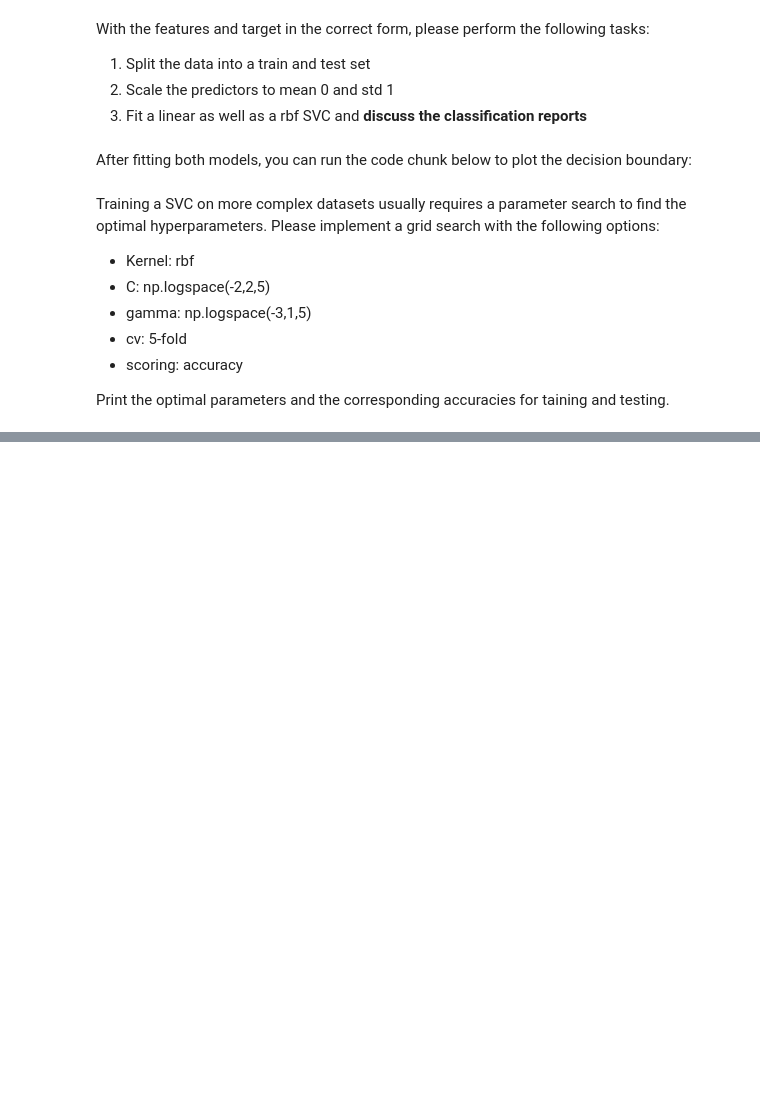
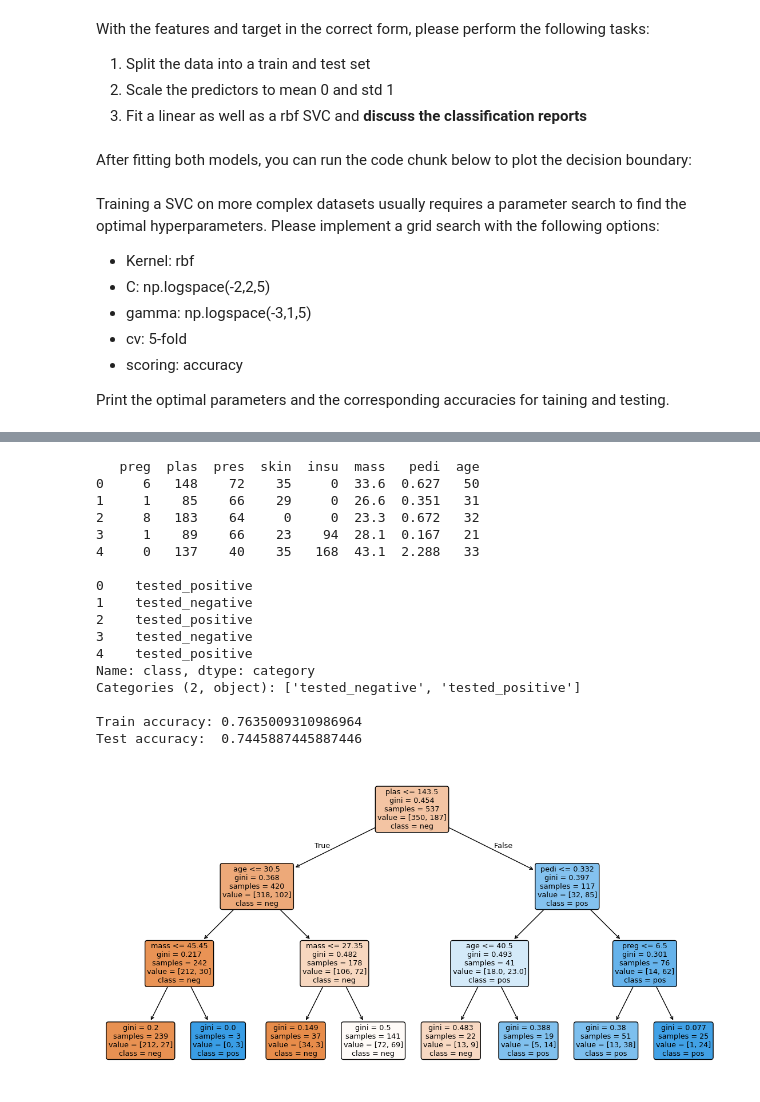
Before and after one commit to mibur1/psy112, a Jupyter notebook: book/2_models/Exercises.ipynb, the cells around one changed output, grey strips where cells are left out. Drawn from its saved outputs; the diff is of its cells as text; code cells hidden in the pictures; blank space fills up the shorter version.

Commit message:
major updates to decision trees section and exercise

```diff
--- a/book/2_models/Exercises.ipynb
+++ b/book/2_models/Exercises.ipynb
@@ -453,0 +469,47 @@ print("Test accuracy:", grid.score(X_test_sc, y_test))
+# %%
+from sklearn.datasets import fetch_openml
+from sklearn.model_selection import train_test_split
+from sklearn.tree import DecisionTreeClassifier, plot_tree
+from sklearn.metrics import accuracy_score
+import matplotlib.pyplot as plt
+
+# 1) Load and inspect data
+diab = fetch_openml("diabetes", version=1, as_frame=True)
+X = diab.data
+y = diab.target
+
+print(X.head(), "\n")
+print(y.head())
+
+# 2) Split data
+X_train, X_test, y_train, y_test = train_test_split(X, y, test_size=0.3, stratify=y, random_state=0)
+
+# 3) Fit tree
+clf = DecisionTreeClassifier(max_depth=3, random_state=0)
+clf.fit(X_train, y_train)
+
+print("\nTrain accuracy:", accuracy_score(y_train, clf.predict(X_train)))
+print("Test accuracy: ", accuracy_score(y_test,  clf.predict(X_test)))
+
+# 5) Plot tree
+plt.figure(figsize=(14,7))
+plot_tree(clf, feature_names=X.columns, class_names=["neg","pos"], filled=True, rounded=True);
+# %% [output]
+   preg  plas  pres  skin  insu  mass   pedi  age
+0     6   148    72    35     0  33.6  0.627   50
+1     1    85    66    29     0  26.6  0.351   31
+2     8   183    64     0     0  23.3  0.672   32
+3     1    89    66    23    94  28.1  0.167   21
+4     0   137    40    35   168  43.1  2.288   33
+
+0    tested_positive
+1    tested_negative
+2    tested_positive
+3    tested_negative
+4    tested_positive
+Name: class, dtype: category
+Categories (2, object): ['tested_negative', 'tested_positive']
+
+Train accuracy: 0.7635009310986964
+Test accuracy:  0.7445887445887446
+[figure, added]
```
Also changed, not shown: parts of 3 cells of this notebook, 2 other files.
